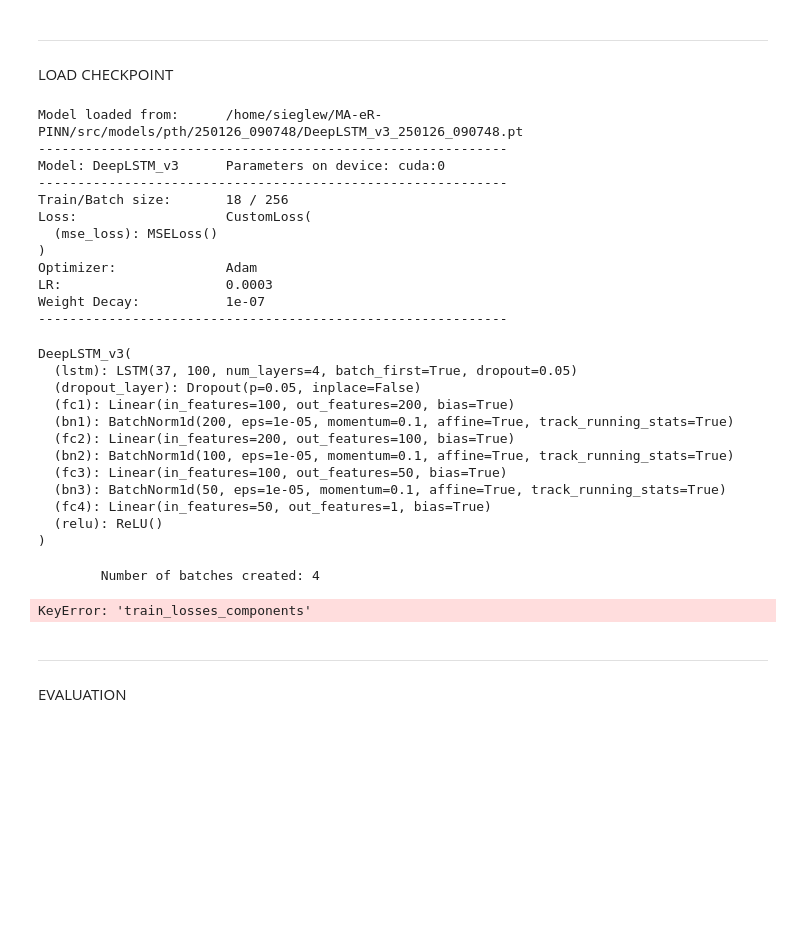
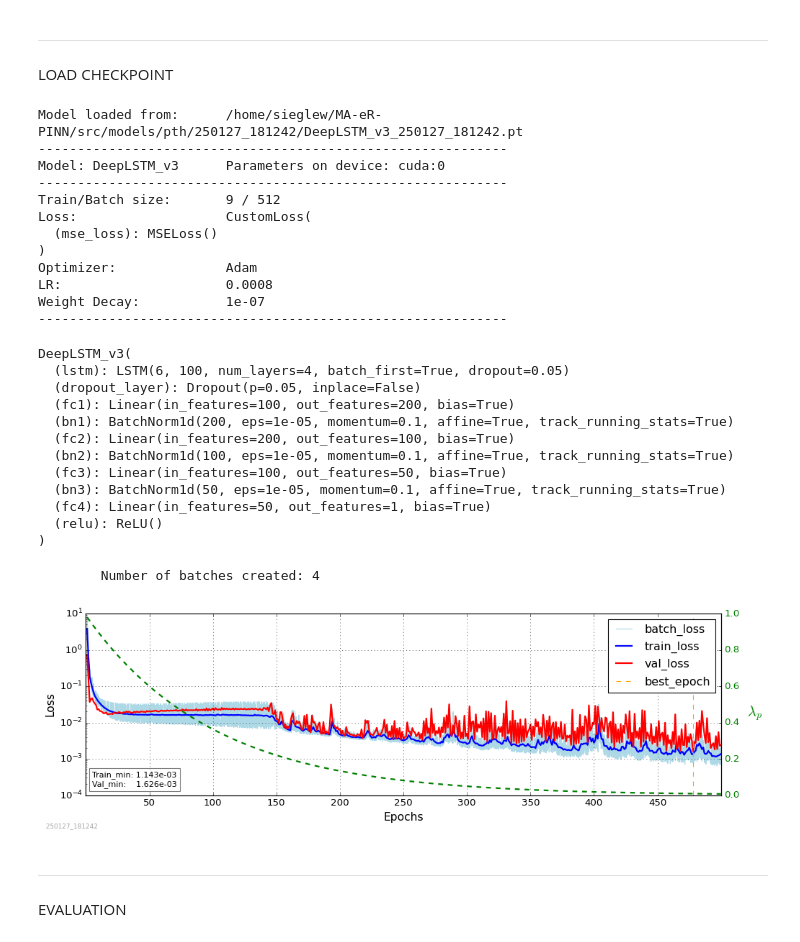
Before and after one commit to willsieg/MA-eR-PINN, a Jupyter notebook: src/LSTM/PTRAIN_EVAL.ipynb, the cells around one changed output. Cells and saved outputs as stored; diff of their text form; code cells hidden in the pictures; blank space fills up the shorter version.

```diff
--- a/src/LSTM/PTRAIN_EVAL.ipynb
+++ b/src/LSTM/PTRAIN_EVAL.ipynb
@@ -401,7 +406,21 @@ NameError: name 'RESULTS' is not defined
 ___
 LOAD CHECKPOINT
 # %%
-model_destination_path = Path(pth_folder.parent, "250126_090748/DeepLSTM_v3_250126_090748.pt")
+model_destination_path = Path(pth_folder.parent, "250127_181242/DeepLSTM_v3_250127_181242.pt")
+
+# LSTM Only, Offline: "250126_150336/DeepLSTM_v3_250126_150336.pt"
+# LSTM + PINN, v1, sigmoid, Offline: "250126_090748/DeepLSTM_v3_250126_090748.pt"
+# LSTM + PINN, v1, linear, Offline: "250129_095318/DeepLSTM_v3_250129_095318.pt"
+# LSTM + PINN, v1, exponential, Offline: "250128_105201/DeepLSTM_v3_250128_105201.pt"
+
+# LSTM + PINN, v2, sigmoid, Offline: "250125_153204/DeepLSTM_v3_250125_153204.pt"
+# LSTM + PINN, v3, sigmoid, Offline: "250127_224710/DeepLSTM_v3_250127_224710.pt"
+
+# LSTM Only, Online: "250127_202431/DeepLSTM_v3_250127_202431.pt"
+# LSTM + PINN, v1, sigmoid, Online: "250127_153406/DeepLSTM_v3_250127_153406.pt"
+# LSTM + PINN, v1, exponential, Online: "250127_181242/DeepLSTM_v3_250127_181242.pt"
+
+
 
 # LOAD MODEL -----------------------------------------------------------------
 CHECKPOINT = load_checkpoint(model_destination_path, DEVICE)
@@ -411,20 +430,20 @@ model.load_state_dict(model_state_dict)
 optimizer.load_state_dict(optimizer_state_dict)
 model.eval()  # set model to evaluation mode for inference
 # %% [output]
-Model loaded from:      /home/sieglew/MA-eR-PINN/src/models/pth/250126_090748/DeepLSTM_v3_250126_090748.pt
+Model loaded from:      /home/sieglew/MA-eR-PINN/src/models/pth/250127_181242/DeepLSTM_v3_250127_181242.pt
 ------------------------------------------------------------
 Model: DeepLSTM_v3      Parameters on device: cuda:0
 ------------------------------------------------------------
-Train/Batch size:       18 / 256
+Train/Batch size:       9 / 512
 Loss:                   CustomLoss(
   (mse_loss): MSELoss()
 )
 Optimizer:              Adam
-LR:                     0.0003
+LR:                     0.0008
 Weight Decay:           1e-07
 ------------------------------------------------------------
 DeepLSTM_v3(
-  (lstm): LSTM(37, 100, num_layers=4, batch_first=True, dropout=0.05)
+  (lstm): LSTM(6, 100, num_layers=4, batch_first=True, dropout=0.05)
   (dropout_layer): Dropout(p=0.05, inplace=False)
   (fc1): Linear(in_features=100, out_features=200, bias=True)
   (bn1): BatchNorm1d(200, eps=1e-05, momentum=0.1, affine=True, track_running_stats=True)
@@ -464,9 +483,9 @@ TRAINER = PTrainer_PINN(
     config = CONFIG,
     state = CHECKPOINT)
 # %%
-plot_training_performance_comp(CHECKPOINT)
+plot_training_performance(CHECKPOINT)
 # %% [output]
-KeyError: 'train_losses_components'
+[figure, added]
 # %% [markdown]
 ___
 EVALUATION
```
Also changed, not shown: parts of 13 cells of this notebook, 42 other files.
